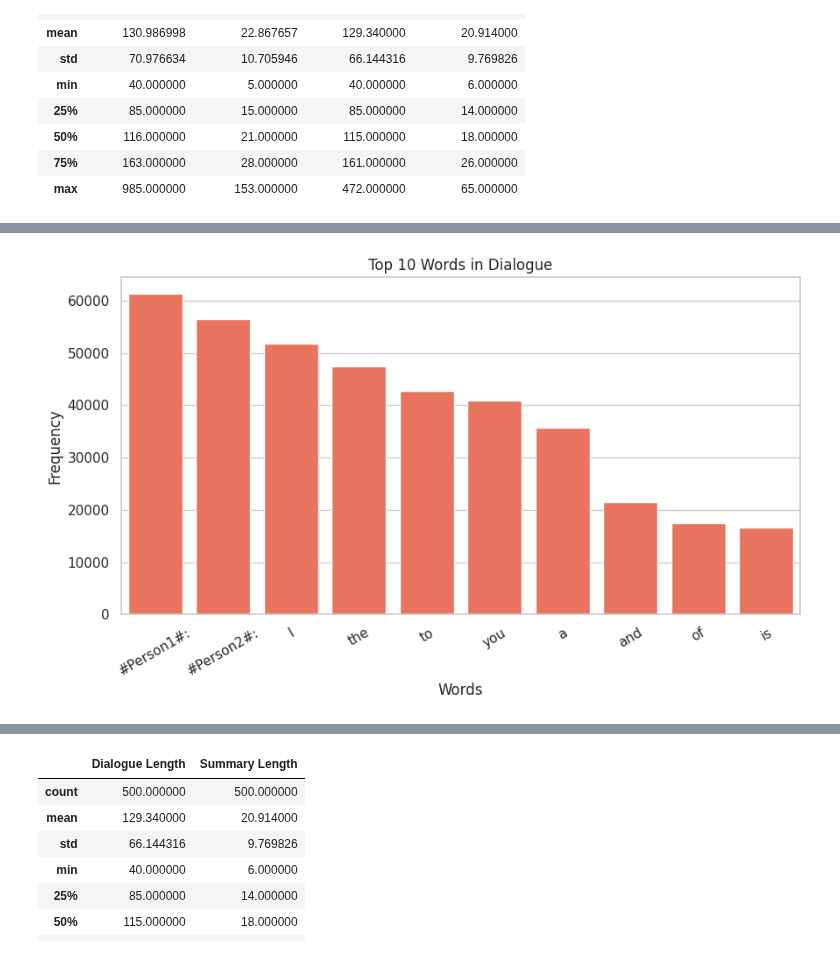
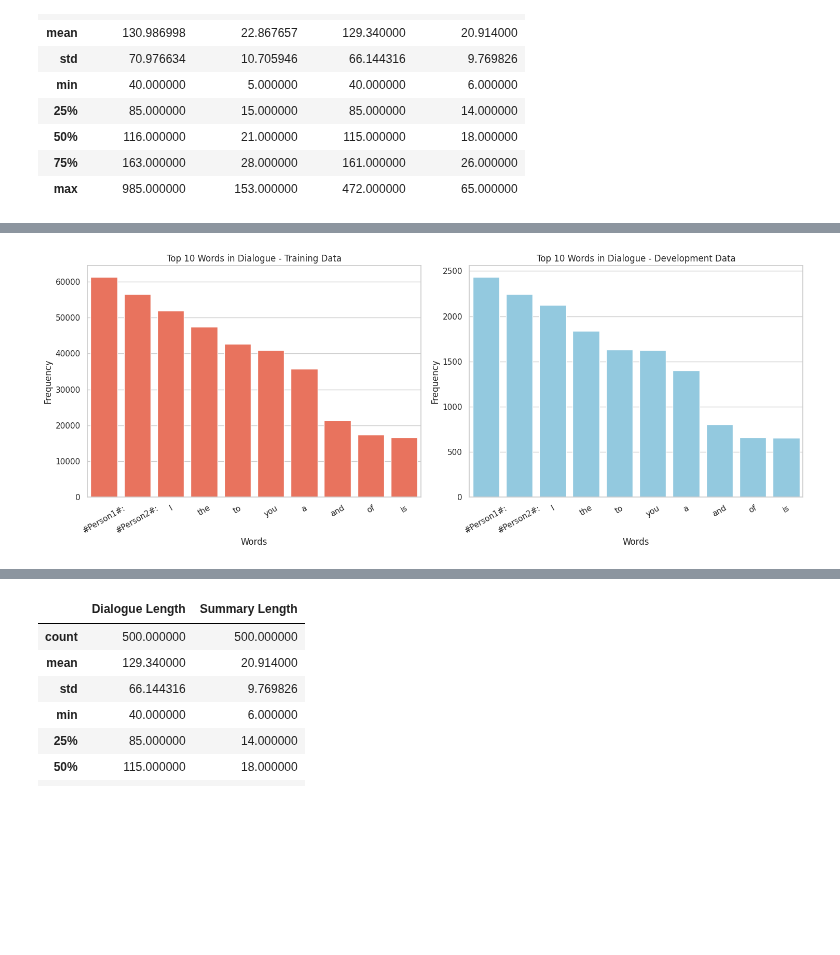
Before and after one commit to dipankarsrirag/Dialogue-Summarisation, a Jupyter notebook: notebooks/Report.ipynb, the cells around one changed output, grey strips where cells are left out. Cells and saved outputs as stored; diff of their text form; code cells hidden in the pictures; blank space fills up the shorter version.

```diff
--- a/notebooks/Report.ipynb
+++ b/notebooks/Report.ipynb
@@ -164,17 +215,37 @@ formatted_combined_stats
 # %%
-word_counts = Counter(" ".join(train_df['dialogue']).split())
+#@title Most Common Words
 
-most_common_words = word_counts.most_common(10)
-words, counts = zip(*most_common_words)
+word_counts_train = Counter(" ".join(train_df['dialogue']).split())
+most_common_words_train = word_counts_train.most_common(10)
+words_train, counts_train = zip(*most_common_words_train)
 
+# Count word frequencies for the development dataset
+word_counts_dev = Counter(" ".join(dev_df['dialogue']).split())
+most_common_words_dev = word_counts_dev.most_common(10)
+words_dev, counts_dev = zip(*most_common_words_dev)
+
+# Plotting
 sns.set(style="whitegrid", palette="pastel")
-plt.figure(figsize=(10, 5))
-sns.barplot(x = list(words), y = list(counts), color = "tomato")
-plt.title('Top 10 Words in Dialogue')
+plt.figure(figsize=(15, 6))
+
+# Subplot for Training Data
+plt.subplot(1, 2, 1)
+sns.barplot(x=list(words_train), y=list(counts_train), color="tomato")
+plt.title('Top 10 Words in Dialogue - Training Data')
 plt.xlabel('Words')
 plt.ylabel('Frequency')
 plt.xticks(rotation=30)
+
+# Subplot for Development Data
+plt.subplot(1, 2, 2)
+sns.barplot(x=list(words_dev), y=list(counts_dev), color="skyblue")
+plt.title('Top 10 Words in Dialogue - Development Data')
+plt.xlabel('Words')
+plt.ylabel('Frequency')
+plt.xticks(rotation=30)
+
+plt.tight_layout()
 plt.show()
 # %% [output]
-[figure, old version]
+[figure, new version]
 # %%
```
Also changed, not shown: parts of 6 cells of this notebook.
